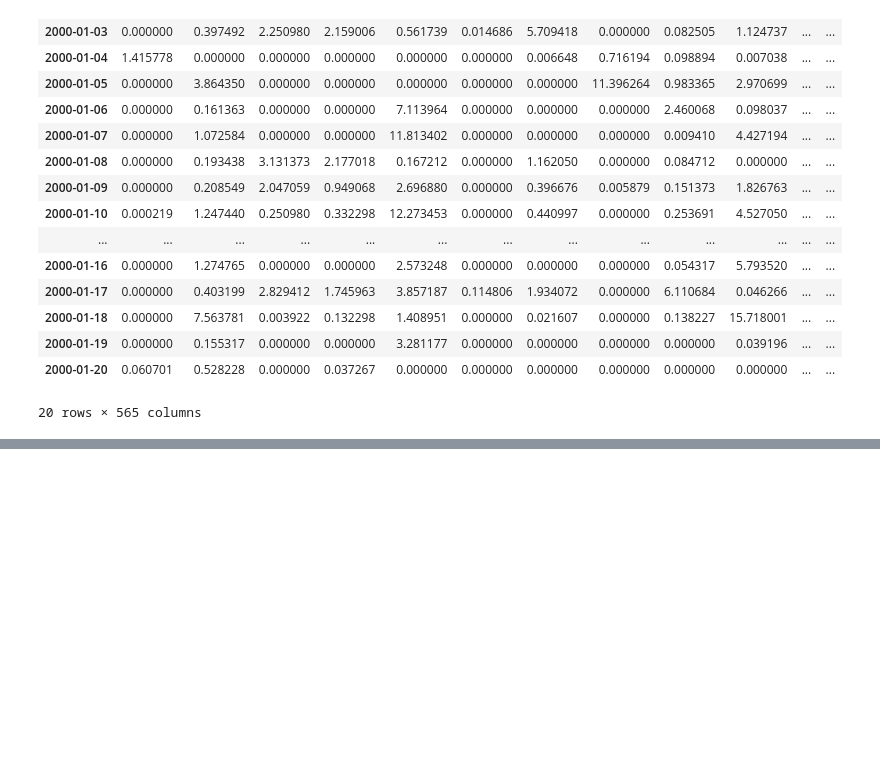
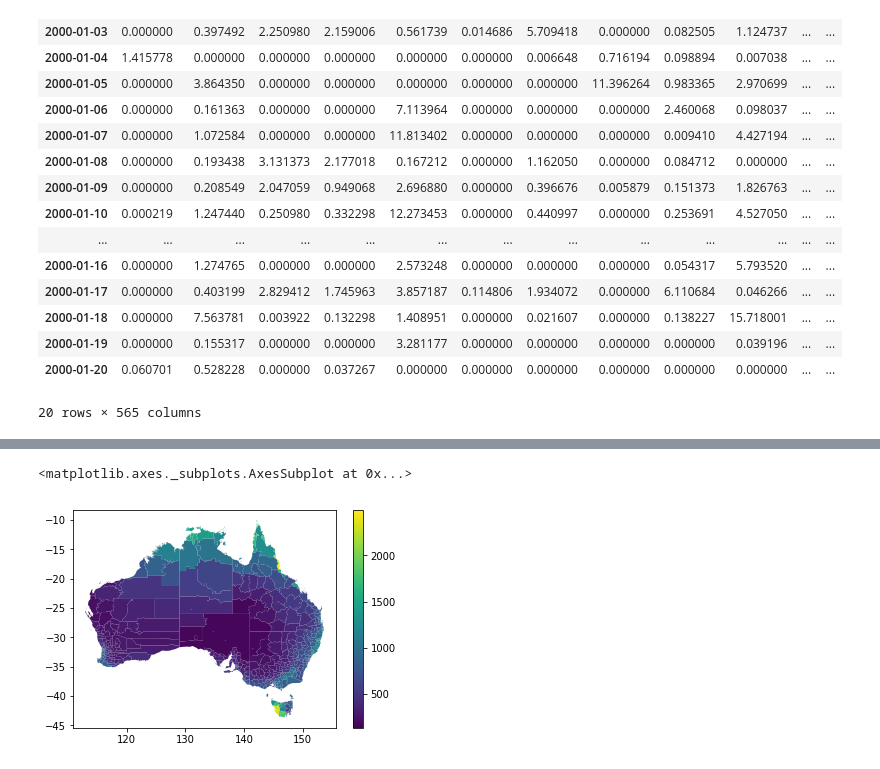
Before and after one commit to peterataylor/climate-utils, a Jupyter notebook: doc/examples/ZonalStatsNetCDF.ipynb, the cells around one changed output, grey strips where cells are left out. Saved outputs shown, nothing was run; the diff lists cells and outputs as text; code cells hidden in the pictures; blank space fills up the shorter version.

```diff
--- a/doc/examples/ZonalStatsNetCDF.ipynb
+++ b/doc/examples/ZonalStatsNetCDF.ipynb
@@ -178,0 +201,9 @@ rainfall[:20]
+# %%
+joined = coverage.join(rainfall.describe().transpose(),on='LGA_CODE11')
+# %%
+joined['mean_annual'] = joined['mean'] * 365
+# %%
+joined.plot('mean_annual',legend=True)
+# %% [output]
+<matplotlib.axes._subplots.AxesSubplot at 0x...>
+[figure, added]
```
Also changed, not shown: parts of 3 cells of this notebook.
